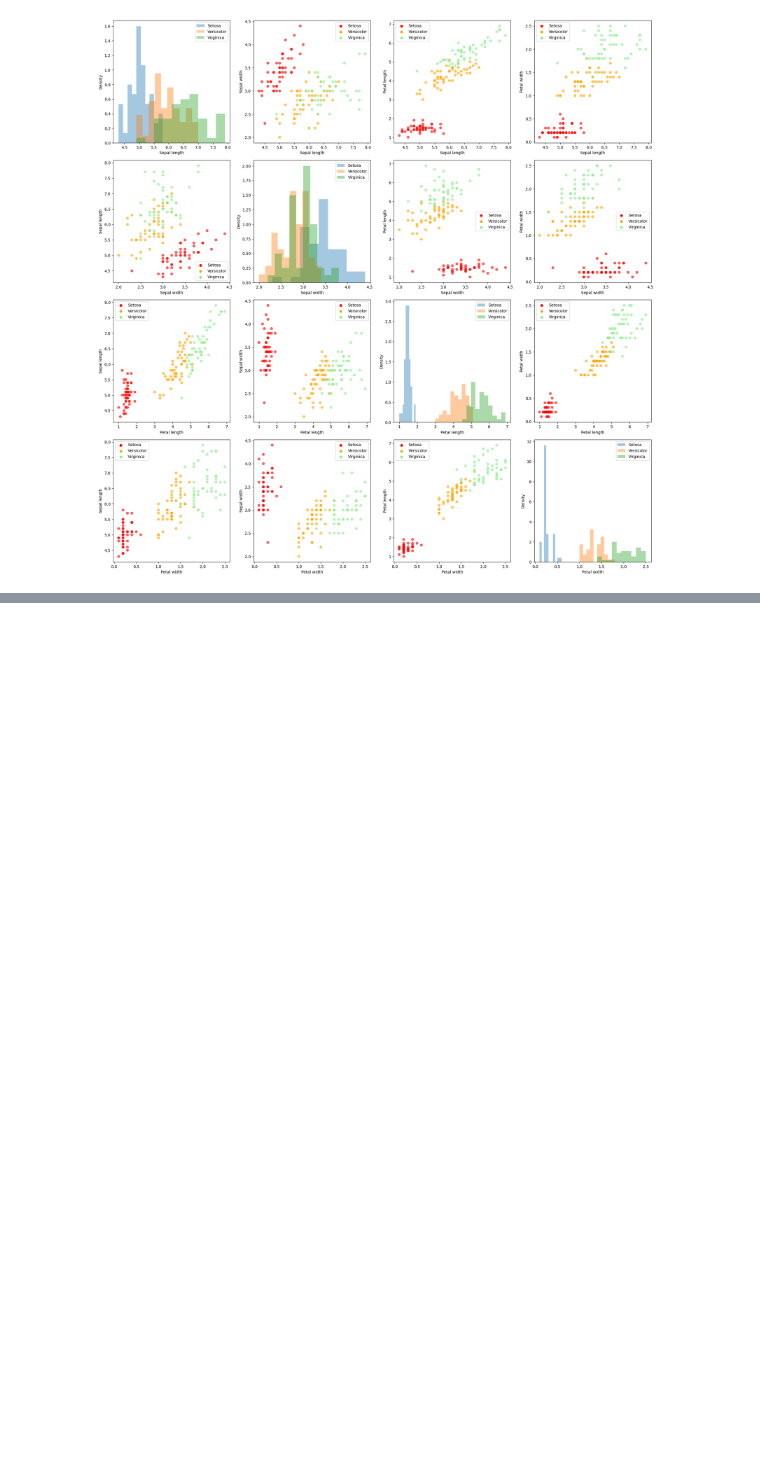
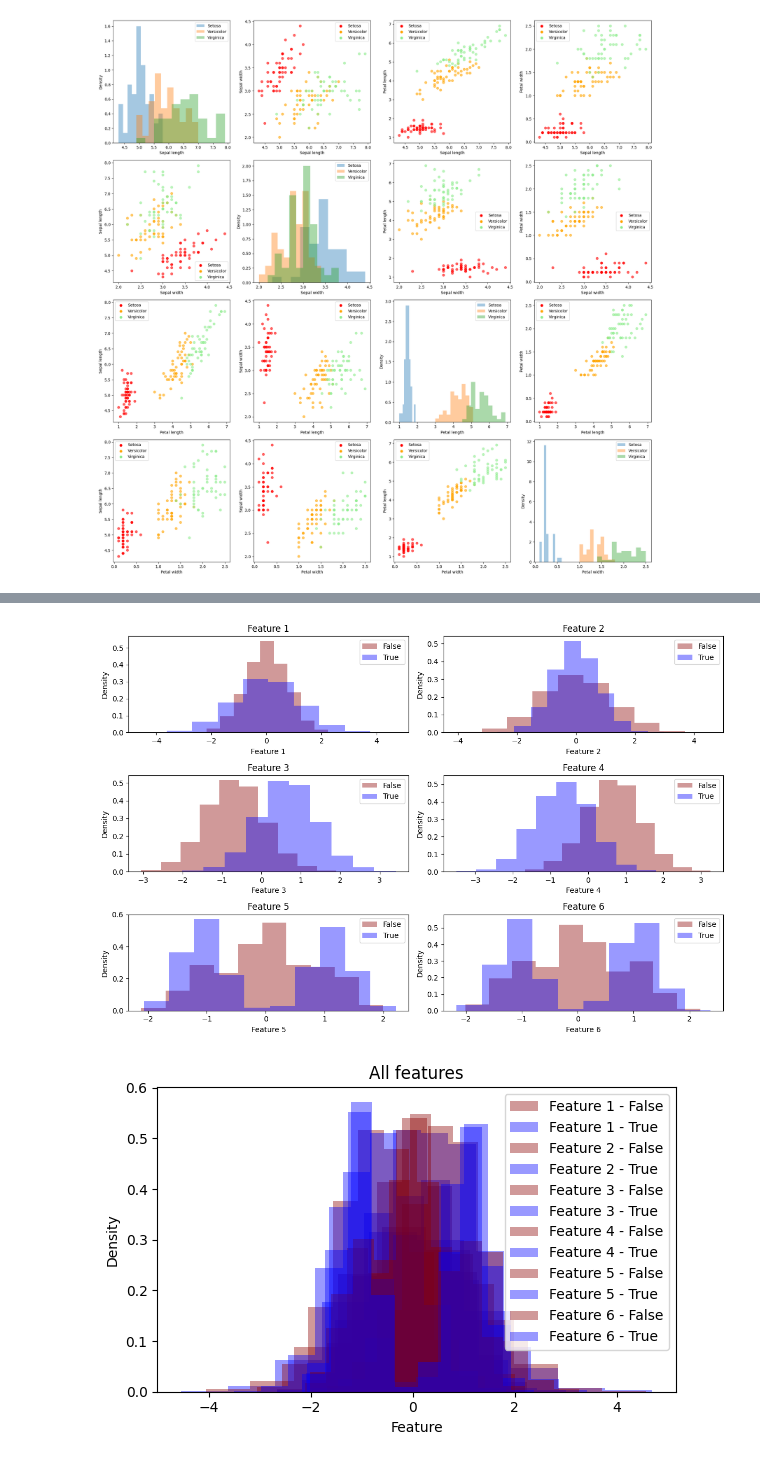
Before and after one commit to BorlinaEdoardo/Machine-Learning-Pattern-Recognition-Polito, a Jupyter notebook: lab2/lab2.ipynb, the cells around one changed output, grey strips where cells are left out. Saved outputs shown, nothing was run; the diff lists cells and outputs as text; code cells hidden in the pictures; blank space fills up the shorter version.

```diff
--- a/lab2/lab2.ipynb
+++ b/lab2/lab2.ipynb
@@ -74,0 +190,50 @@ plt.show()
+# %%
+# trainset data load
+def trainsetLoad():
+    f = open("trainset.csv", "r")
+    lines = f.readlines()
+    D = []
+    L = []
+
+    for line in lines:
+        fields = line.split(",")
+        L.append(int(fields[6].strip("\n")))
+        D.append(fields[0:6])
+
+    f.close()
+    return (np.array(D, dtype=np.float64).T, np.array(L, dtype=np.int32))
+
+
+(Dp, Lp) = trainsetLoad()
+# %%
+# plot the data
+fig, axes = plt.subplots(3, 2, figsize=(12, 8))  # 3 rows, 2 columns
+labels = ["Feature 1", "Feature 2", "Feature 3", "Feature 4", "Feature 5", "Feature 6"]
+colors = ["darkRed", "blue"]
+leg = ["False", "True"]
+
+for i, ax in enumerate(axes.flat):
+    ax.set_title(labels[i])  # Add title with the feature name
+    ax.set_xlabel(labels[i])
+    ax.set_ylabel("Density")
+    for j in range(2):
+        ax.hist(Dp[i, Lp == j], bins=10, density=True, alpha=0.4, label=leg[j], color=colors[j])
+    ax.legend()
+
+plt.tight_layout()
+plt.show()
+
+# plot every feature in a single plot
+fig, ax = plt.subplots(1, 1, figsize=(6, 4))
+ax.set_title("All features")
+ax.set_xlabel("Feature")
+ax.set_ylabel("Density")
+for i in range(6):
+    for j in range(2):
+        ax.hist(Dp[i, Lp == j], bins=10, density=True, alpha=0.5, label=f"{labels[i]} - {leg[j]}", color=colors[j])
+ax.legend()
+plt.tight_layout()
+plt.show()
+# %% [output]
+[figure, added]
+[figure, added]
```
Also changed, not shown: parts of 8 cells of this notebook, 1 other file.
